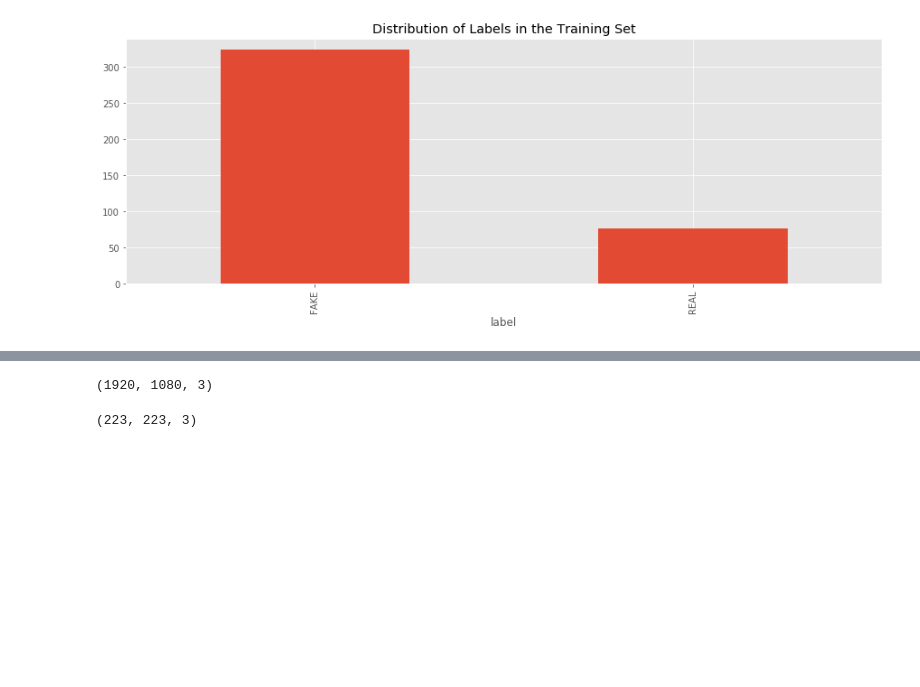
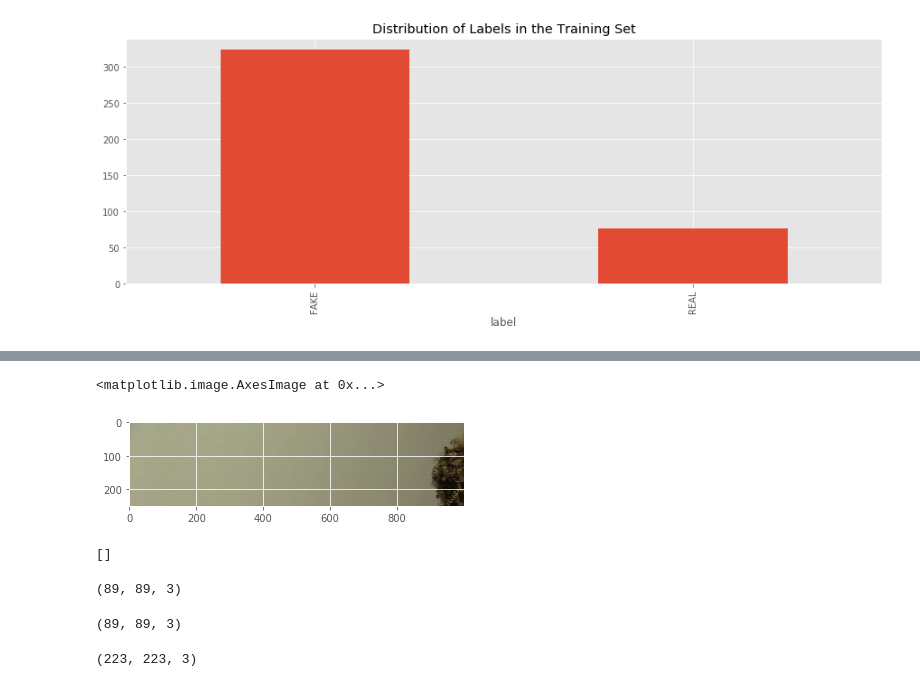
Before and after one commit to NumberPiOso/deepFake, a Jupyter notebook: code/starting_model.ipynb, the cells around one changed output, grey strips where cells are left out. Cells and saved outputs as stored; diff of their text form; code cells hidden in the pictures; blank space fills up the shorter version.

Commit message:
found a way to get every frame of the video and a way to encode this faces in order to trying to detect differences

```diff
--- a/code/starting_model.ipynb
+++ b/code/starting_model.ipynb
@@ -93,0 +104,2 @@ def crop_face(image):
+# %%
+without_faces_img = image[:250, :1000]
@@ -93,0 +131,9 @@ def crop_face(image):
+# %%
+plt.imshow(without_faces_img)
+# %% [output]
+<matplotlib.image.AxesImage at 0x...>
+[figure, added]
+# %%
+face_recognition.api.face_encodings(without_faces_img)
+# %% [output]
+[]
@@ -94,7 +142,11 @@ def crop_face(image):
+# %%
+crop_faces(image)[0].shape
+# %% [output]
+(89, 89, 3)
 # %%
-image.shape
+face_image.shape
 # %% [output]
-(1920, 1080, 3)
+(89, 89, 3)
 # %%
 face_image.shape
 # %% [output]
```
Also changed, not shown: parts of 7 cells of this notebook, 2 other files.
